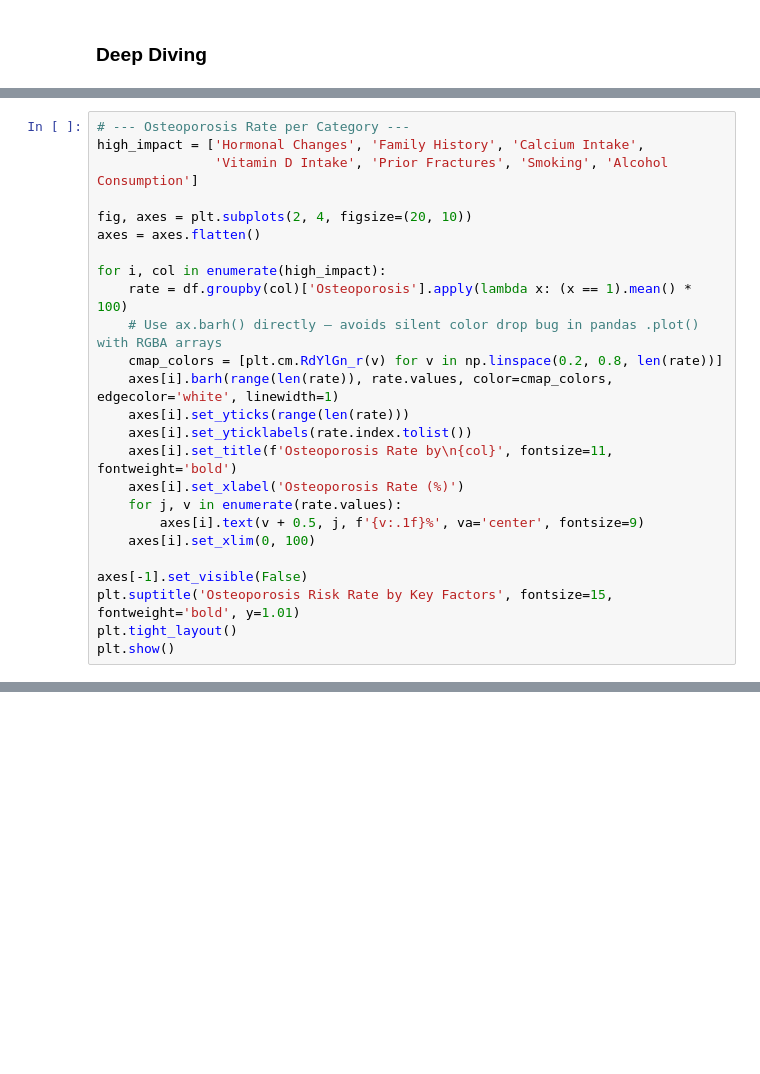
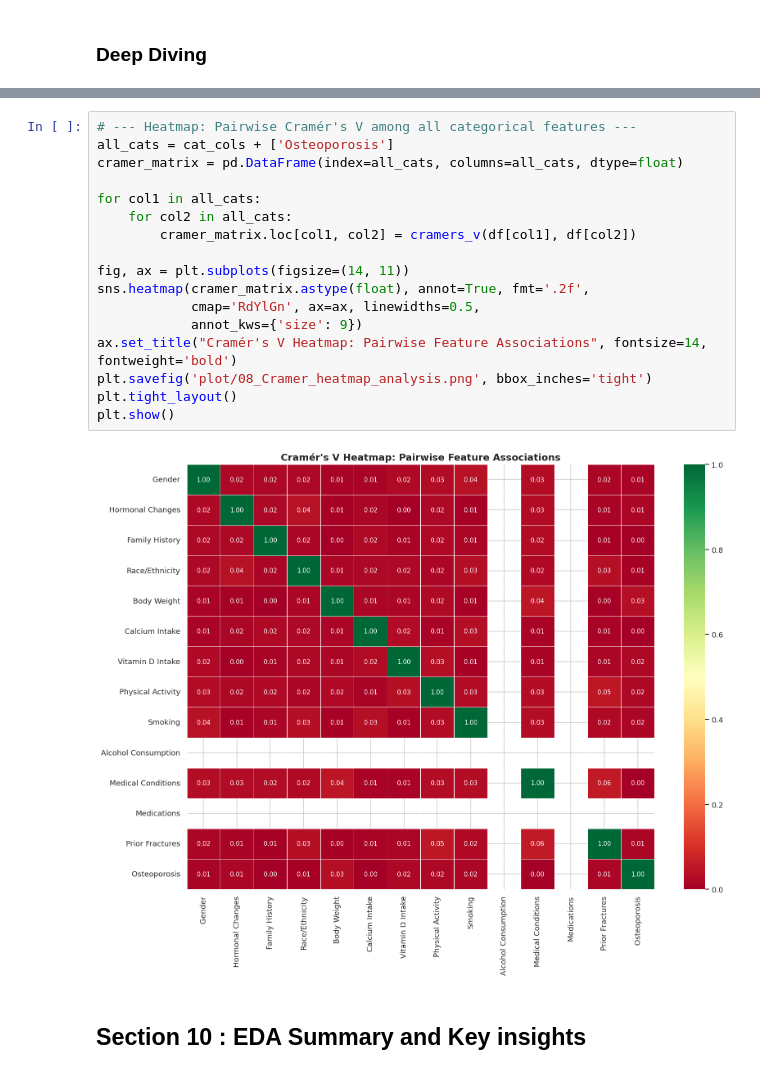
Before and after one commit to afeefanver/Osteoporosis-Risk-Prediction, a Jupyter notebook: EDA(Oesto).ipynb, the cells around one changed output, grey strips where cells are left out. Cells and saved outputs as stored; diff of their text form; blank space fills up the shorter version.

```diff
--- a/EDA(Oesto).ipynb
+++ b/EDA(Oesto).ipynb
@@ -353,25 +353,0 @@ df['Osteoporosis'] = df['Osteoporosis'].map({'Yes': 1, 'No': 0})
-# %%
-# --- Osteoporosis Rate per Category ---
-high_impact = ['Hormonal Changes', 'Family History', 'Calcium Intake',
-               'Vitamin D Intake', 'Prior Fractures', 'Smoking', 'Alcohol Consumption']
-
-fig, axes = plt.subplots(2, 4, figsize=(20, 10))
-axes = axes.flatten()
-
-for i, col in enumerate(high_impact):
-    rate = df.groupby(col)['Osteoporosis'].apply(lambda x: (x == 1).mean() * 100)
-    # Use ax.barh() directly — avoids silent color drop bug in pandas .plot() with RGBA arrays
-    cmap_colors = [plt.cm.RdYlGn_r(v) for v in np.linspace(0.2, 0.8, len(rate))]
-    axes[i].barh(range(len(rate)), rate.values, color=cmap_colors, edgecolor='white', linewidth=1)
-    axes[i].set_yticks(range(len(rate)))
-    axes[i].set_yticklabels(rate.index.tolist())
-    axes[i].set_title(f'Osteoporosis Rate by\n{col}', fontsize=11, fontweight='bold')
-    axes[i].set_xlabel('Osteoporosis Rate (%)')
-    for j, v in enumerate(rate.values):
-        axes[i].text(v + 0.5, j, f'{v:.1f}%', va='center', fontsize=9)
-    axes[i].set_xlim(0, 100)
-
-axes[-1].set_visible(False)
-plt.suptitle('Osteoporosis Risk Rate by Key Factors', fontsize=15, fontweight='bold', y=1.01)
-plt.tight_layout()
-plt.show()
@@ -381,0 +452,21 @@ plt.show()
+# %%
+# --- Heatmap: Pairwise Cramér's V among all categorical features ---
+all_cats = cat_cols + ['Osteoporosis']
+cramer_matrix = pd.DataFrame(index=all_cats, columns=all_cats, dtype=float)
+
+for col1 in all_cats:
+    for col2 in all_cats:
+        cramer_matrix.loc[col1, col2] = cramers_v(df[col1], df[col2])
+
+fig, ax = plt.subplots(figsize=(14, 11))
+sns.heatmap(cramer_matrix.astype(float), annot=True, fmt='.2f',
+            cmap='RdYlGn', ax=ax, linewidths=0.5,
+            annot_kws={'size': 9})
+ax.set_title("Cramér's V Heatmap: Pairwise Feature Associations", fontsize=14, fontweight='bold')
+plt.savefig('plot/08_Cramer_heatmap_analysis.png', bbox_inches='tight')
+plt.tight_layout()
+plt.show()
+# %% [output]
+[figure, added]
+# %% [markdown]
+## Section 10 : EDA Summary and Key insights
```
Also changed, not shown: parts of 9 cells of this notebook.
